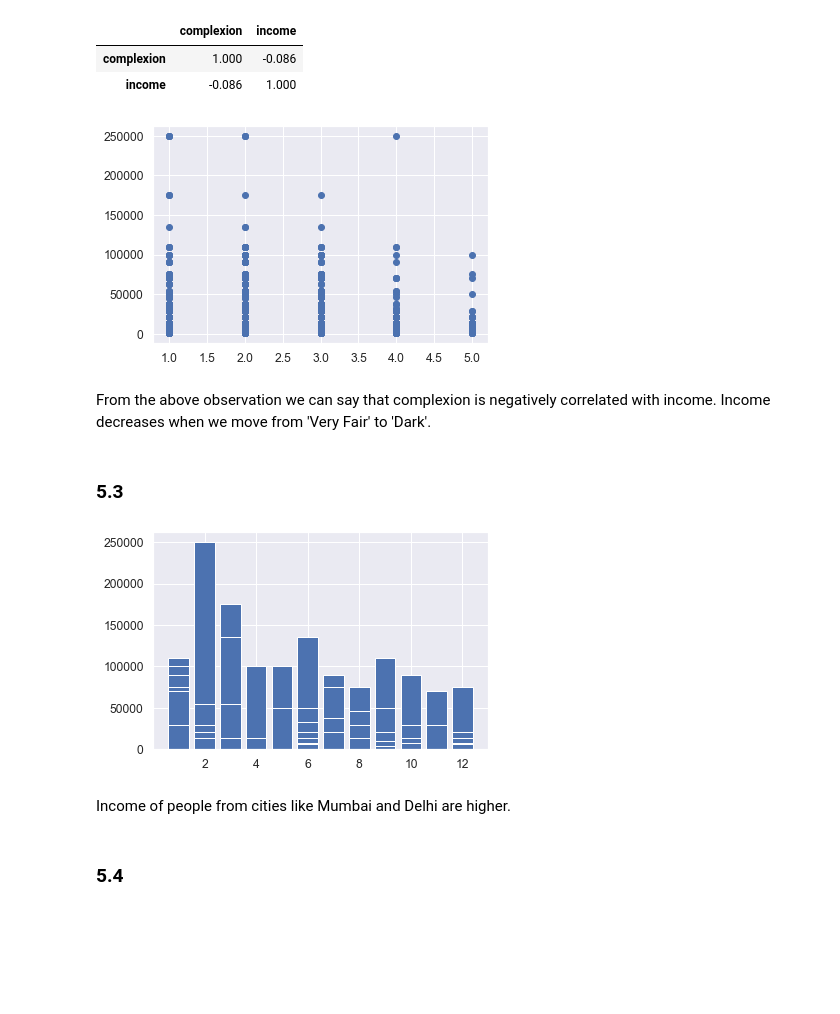
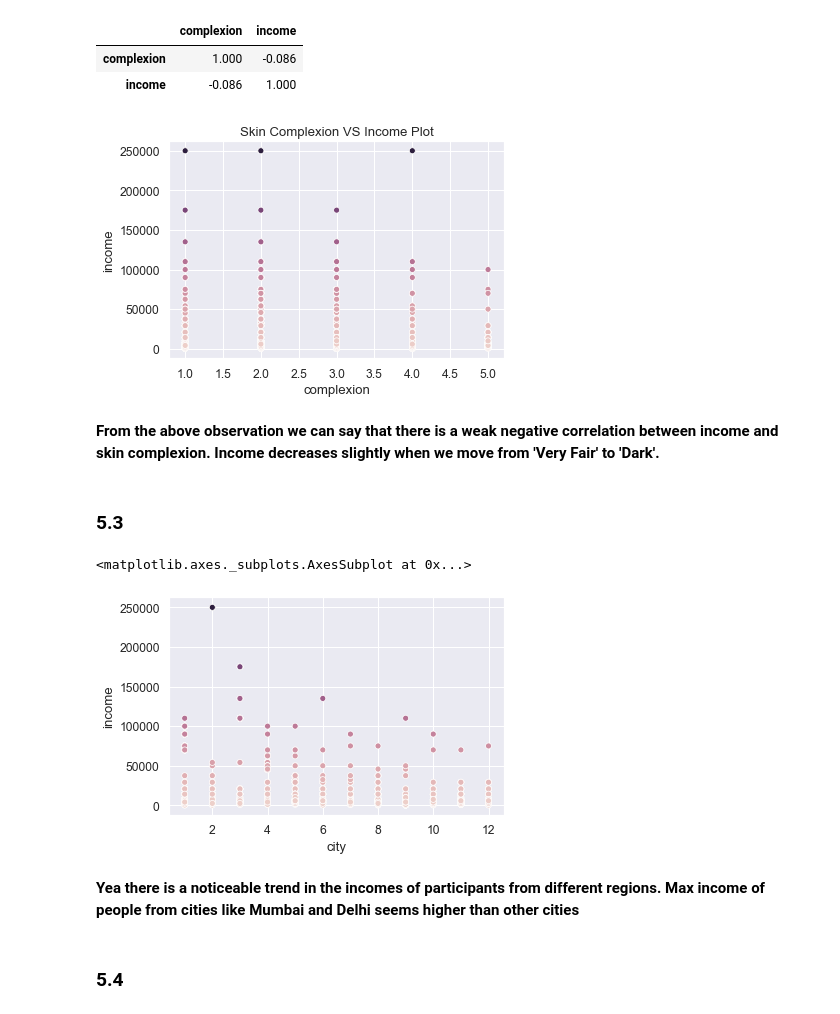
Before and after one commit to Wangsherpa/homework-1, a Jupyter notebook: ai1_c1_homework1_students.ipynb, the cells around one changed output. Cells and saved outputs as stored; diff of their text form; code cells hidden in the pictures; blank space fills up the shorter version.

```diff
--- a/ai1_c1_homework1_students.ipynb
+++ b/ai1_c1_homework1_students.ipynb
@@ -789,22 +793,25 @@ df[['complexion', 'income']].corr()
 # %%
 # Is there a correlation between income and skin complexion?
 # complexion - {'Very Fair ': 1, 'Fair ': 2, 'Wheatish Medium ': 4, 'Wheatish ':3, 'Dark':5
-plt.scatter(df.complexion, df.income);
+sns.scatterplot(df.complexion, df.income, hue=df.income, legend=False)
+plt.title("Skin Complexion VS Income Plot");
 # %% [output]
-[figure, old version]
+[figure, new version]
 # %% [markdown]
-From the above observation we can say that complexion is negatively correlated with income. Income decreases when we move from 'Very Fair' to 'Dark'.
+**From the above observation we can say that there is a weak negative correlation between income and skin complexion. Income decreases slightly when we move from 'Very Fair' to 'Dark'.**
 # %% [markdown]
 ### 5.3
 # %%
 #  Is there a discernable trend in the incomes of participants from different regions/cities?
 # city - ('International': 1, 'Mumbai': 2, 'Delhi':3, 'Kolkata':4,'Bengaluru':5, 'Chennai':6,
 # 'Hyderabad':7, 'Pune':8, 'Ahmedabad':9,'Surat':10, 'Vishakapatnam':11, 'Others':12)
-plt.bar(df.city, df.income);
+# plt.scatter(df.city, df.income);
+sns.scatterplot(x='city', y='income', data=df, hue='income', legend=False)
 # %% [output]
+<matplotlib.axes._subplots.AxesSubplot at 0x...>
-[figure, old version]
+[figure, new version]
-# %% [markdown]
-Income of people from cities like Mumbai and Delhi are higher.
+# %% [markdown]
+**Yea there is a noticeable trend in the incomes of participants from different regions. Max income of people from cities like Mumbai and Delhi seems higher than other cities**
 # %% [markdown]
 ### 5.4
 # %%
```
Also changed, not shown: parts of 19 cells of this notebook.
